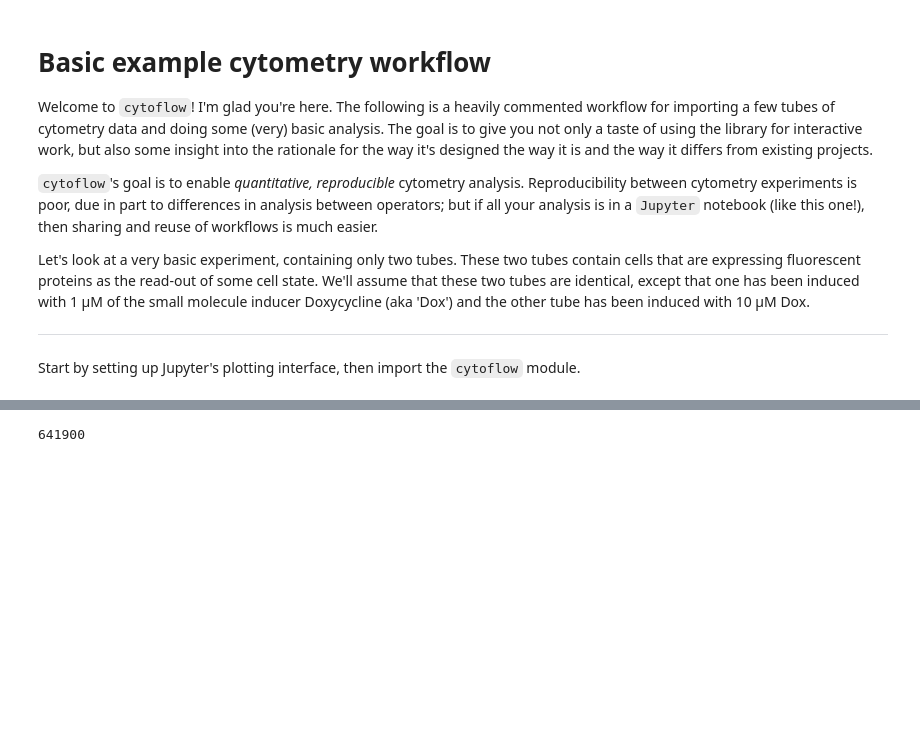
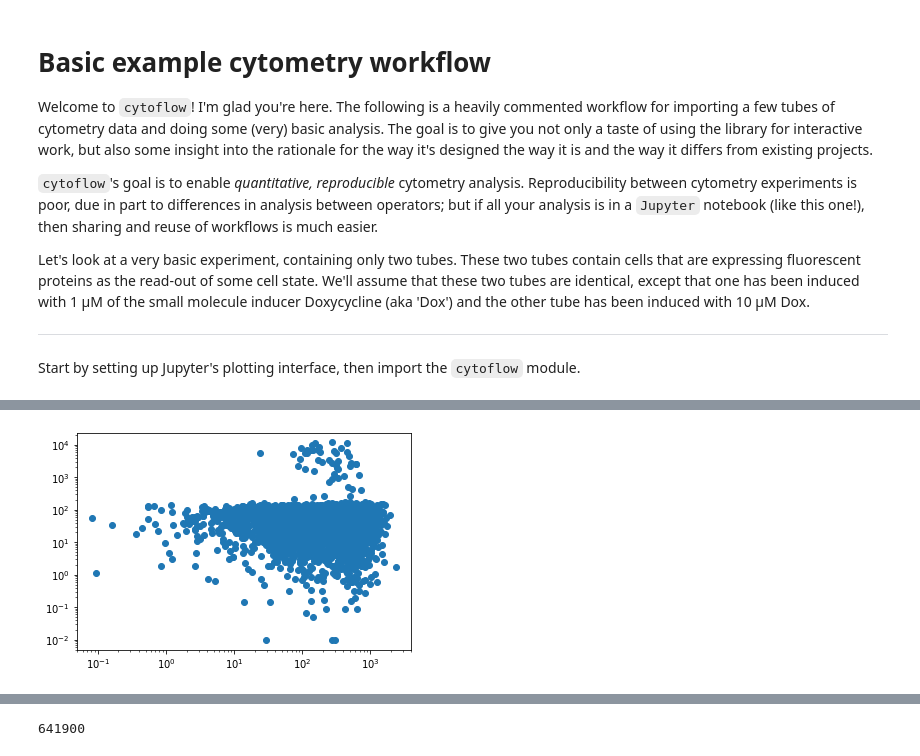
Before and after one commit to bensonlee5/cytoflow, a Jupyter notebook: docs/examples-basic/BL FCS example.ipynb, the cells around one changed output, grey strips where cells are left out. Cells and saved outputs as stored; diff of their text form; code cells hidden in the pictures; blank space fills up the shorter version.

```diff
--- a/docs/examples-basic/BL FCS example.ipynb
+++ b/docs/examples-basic/BL FCS example.ipynb
@@ -21,0 +65,12 @@ meta, data = fcsparser.parse('data/RFP_Well_A3.fcs', reformat_meta=True)
+# %%
+# fig, ax = plt.subplots()
+# ax.set(xscale="log", yscale="log")
+
+scatter_data_clean = data_cfp[(data_cfp['V2-A'] > 0) & (data_cfp['Y2-A'] > 0)].copy()
+
+plt.xscale('log')
+plt.yscale('log')
+flow_plot = plt.scatter(x=scatter_data_clean['V2-A'], y=scatter_data_clean['Y2-A'])
+# flow_plot.set(xscale="log", yscale="log")
+# %% [output]
+[figure, added]
```
Also changed, not shown: parts of 19 cells of this notebook, 2 other files.
